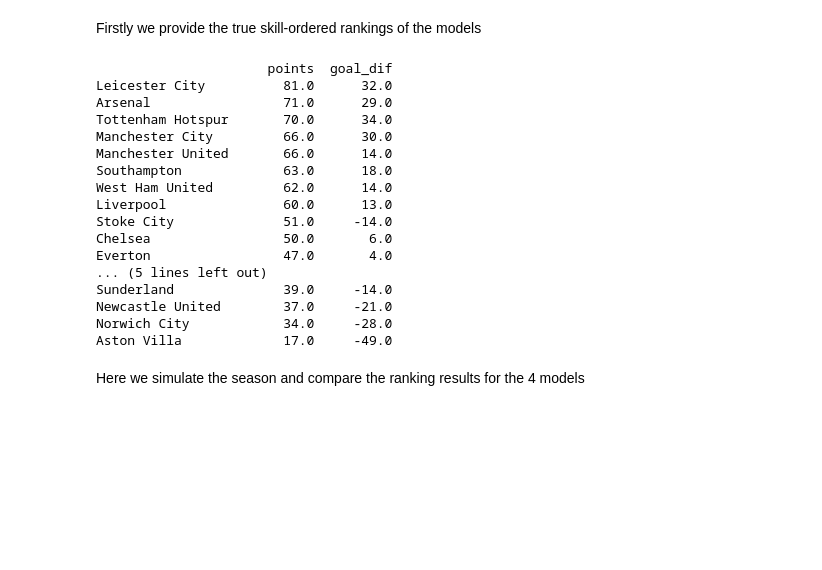
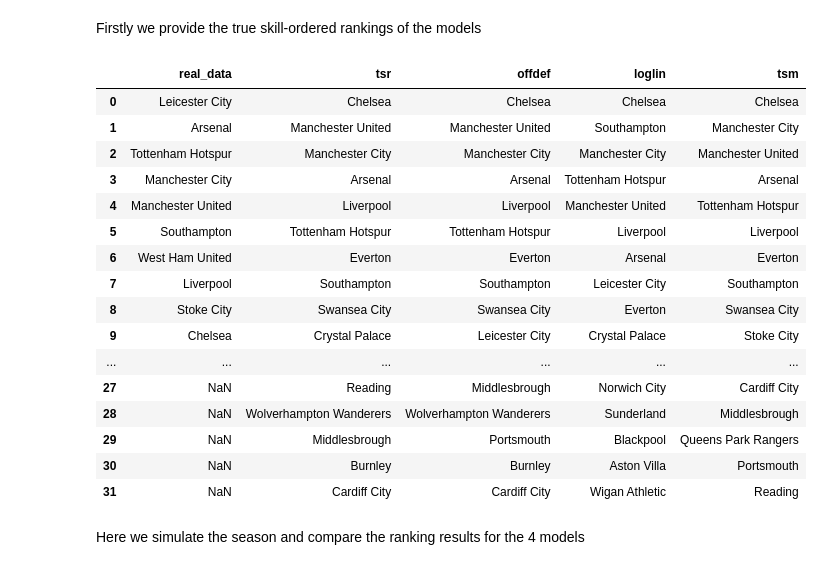
Before and after one commit to vinoo999/trueskill_augmented, a Jupyter notebook: final_project/final_project.ipynb, the cells around one changed output. Saved outputs shown, nothing was run; the diff lists cells and outputs as text; code cells hidden in the pictures; blank space fills up the shorter version.

```diff
--- a/final_project/final_project.ipynb
+++ b/final_project/final_project.ipynb
@@ -139,38 +146,38 @@ tsm = trueskill_model.TrueskillModel(train)
 # %% [markdown]
 Firstly we provide the true skill-ordered rankings of the models
 # %%
-tsr_results = process.rankings_from_skill(tsr.team_skill, tsr.team_num_map)
-offdef_results = process.rankings_from_skill(off_def.team_skill[0] - off_def.team_skill[1], off_def.team_num_map)
-loglin_results = process.rankings_from_skill(log_lin.team_skill, log_lin.team_num_map)
-tsm_results = process.rankings_from_skill(tsm.team_skill, tsm.team_num_map)
+tsr_results = process.rankings_from_skills(tsr.team_skill, tsr.team_num_map)
+offdef_results = process.rankings_from_skills(off_def.team_skill[0] - off_def.team_skill[1], off_def.team_num_map)
+loglin_results = process.rankings_from_skills(log_lin.team_skill, log_lin.team_num_map)
+tsm_results = process.rankings_from_skills(tsm.team_skills, tsm.team_num_map)
 
 season_results = process.rankings(test)
 data_dict = {}
 data_dict['real_data'] = pd.Series(season_results.index.values)
 data_dict['tsr'] = pd.Series(tsr_results.index.values)
 data_dict['offdef'] = pd.Series(offdef_results.index.values)
 data_dict['loglin'] = pd.Series(loglin_results.index.values)
 data_dict['tsm'] = pd.Series(tsm_results.index.values)
 
 display(pd.DataFrame(data_dict))
 # %% [output]
-                      points  goal_dif
-Leicester City          81.0      32.0
-Arsenal                 71.0      29.0
-Tottenham Hotspur       70.0      34.0
-Manchester City         66.0      30.0
-Manchester United       66.0      14.0
-Southampton             63.0      18.0
-West Ham United         62.0      14.0
-Liverpool               60.0      13.0
-Stoke City              51.0     -14.0
-Chelsea                 50.0       6.0
-Everton                 47.0       4.0
-... (5 lines left out)
-Sunderland              39.0     -14.0
-Newcastle United        37.0     -21.0
-Norwich City            34.0     -28.0
-Aston Villa             17.0     -49.0
+|  | real_data | tsr | offdef | loglin | tsm |
+| 0 | Leicester City | Chelsea | Chelsea | Chelsea | Chelsea |
+| 1 | Arsenal | Manchester United | Manchester United | Southampton | Manchester City |
+| 2 | Tottenham Hotspur | Manchester City | Manchester City | Manchester City | Manchester United |
+| 3 | Manchester City | Arsenal | Arsenal | Tottenham Hotspur | Arsenal |
+| 4 | Manchester United | Liverpool | Liverpool | Manchester United | Tottenham Hotspur |
+| 5 | Southampton | Tottenham Hotspur | Tottenham Hotspur | Liverpool | Liverpool |
+| 6 | West Ham United | Everton | Everton | Arsenal | Everton |
+| 7 | Liverpool | Southampton | Southampton | Leicester City | Southampton |
+| 8 | Stoke City | Swansea City | Swansea City | Everton | Swansea City |
+| 9 | Chelsea | Crystal Palace | Leicester City | Crystal Palace | Stoke City |
+| ... | ... | ... | ... | ... | ... |
+| 27 | NaN | Reading | Middlesbrough | Norwich City | Cardiff City |
+| 28 | NaN | Wolverhampton Wanderers | Wolverhampton Wanderers | Sunderland | Middlesbrough |
+| 29 | NaN | Middlesbrough | Portsmouth | Blackpool | Queens Park Rangers |
+| 30 | NaN | Burnley | Burnley | Aston Villa | Portsmouth |
+| 31 | NaN | Cardiff City | Cardiff City | Wigan Athletic | Reading |
 # %% [markdown]
 Here we simulate the season and compare the ranking results for the 4 models
 # %%
```
Also changed, not shown: parts of 6 cells of this notebook, 3 other files.
